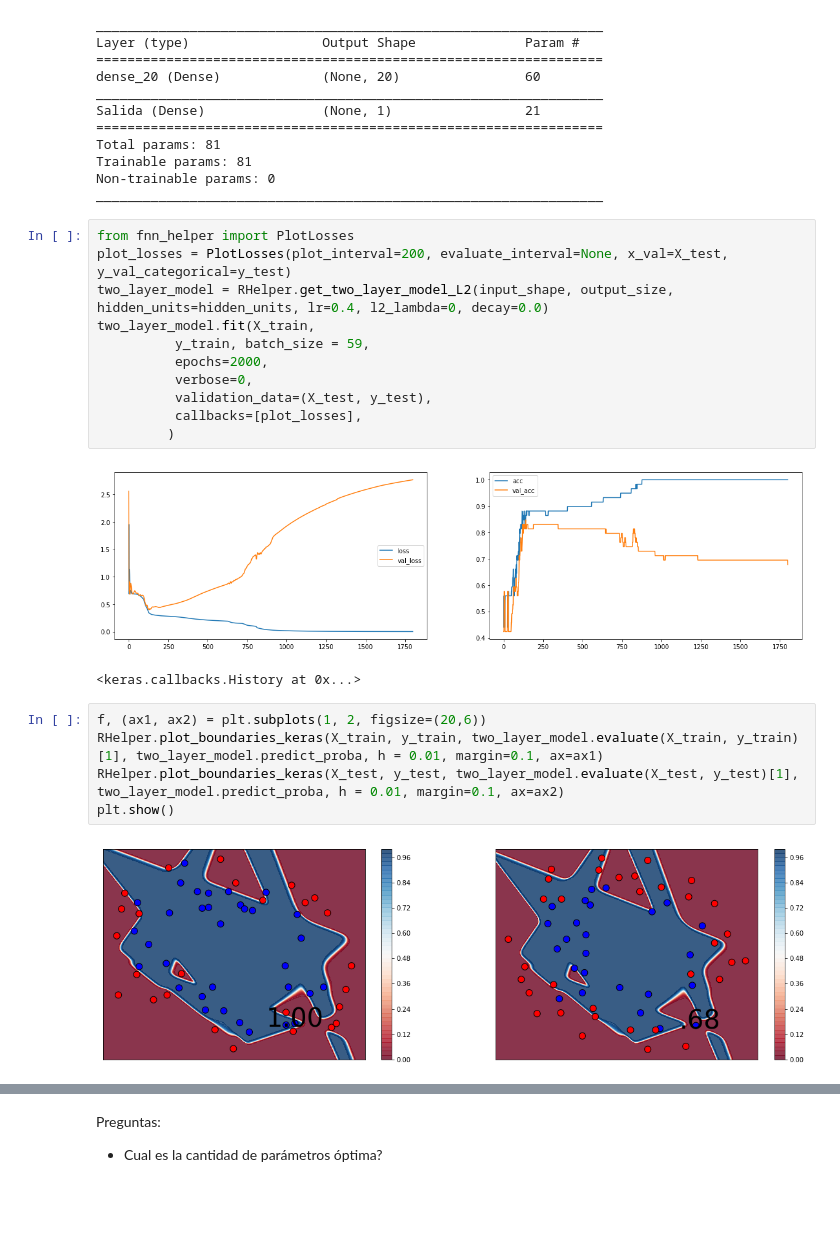
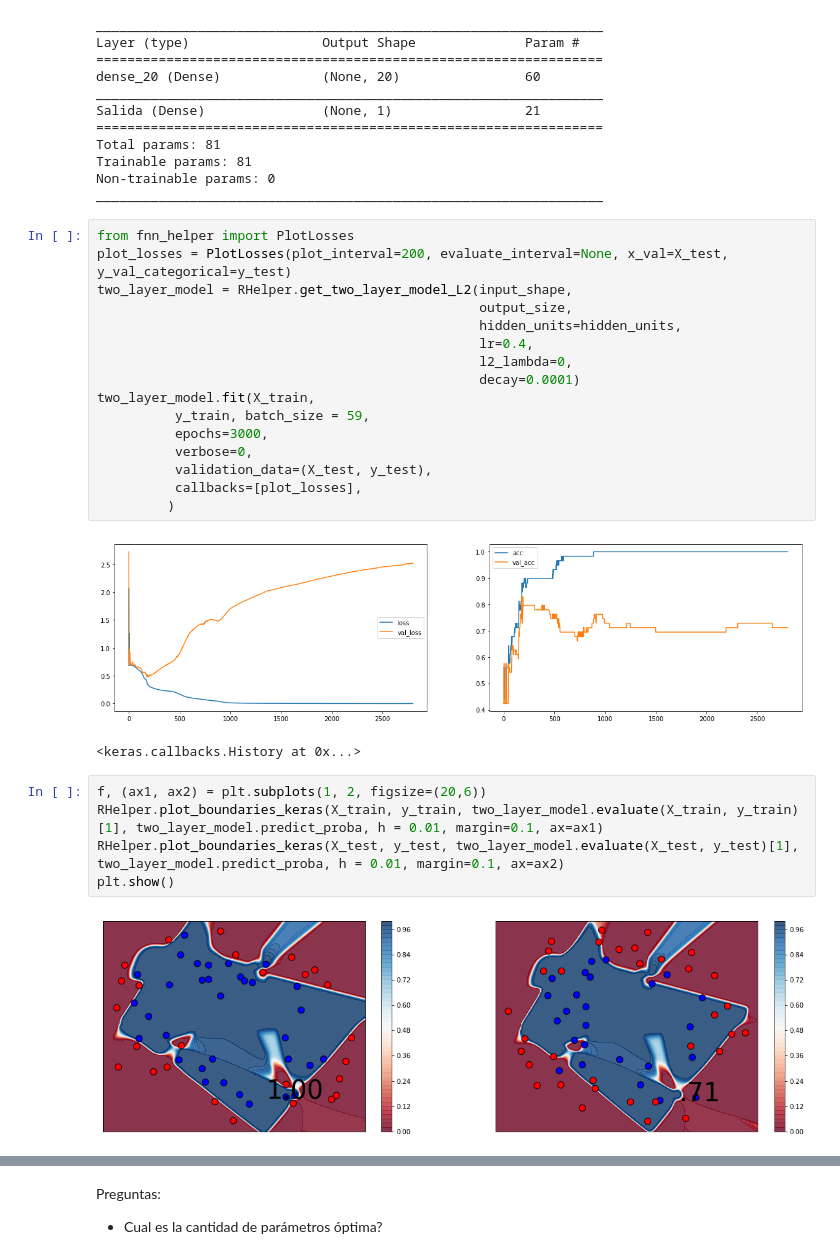
Before and after one commit to lab-ml-itba/4-Regularizacion, a Jupyter notebook: 0-Regularizacion-Teoria.ipynb, the cells around one changed output, grey strips where cells are left out. Saved outputs shown, nothing was run; the diff lists cells and outputs as text; blank space fills up the shorter version.

```diff
--- a/0-Regularizacion-Teoria.ipynb
+++ b/0-Regularizacion-Teoria.ipynb
@@ -237,16 +239,21 @@ _________________________________________________________________
 # %%
 from fnn_helper import PlotLosses
 plot_losses = PlotLosses(plot_interval=200, evaluate_interval=None, x_val=X_test, y_val_categorical=y_test)
-two_layer_model = RHelper.get_two_layer_model_L2(input_shape, output_size, hidden_units=hidden_units, lr=0.4, l2_lambda=0, decay=0.0)
+two_layer_model = RHelper.get_two_layer_model_L2(input_shape,
+                                                 output_size,
+                                                 hidden_units=hidden_units,
+                                                 lr=0.4,
+                                                 l2_lambda=0,
+                                                 decay=0.0001)
 two_layer_model.fit(X_train,
           y_train, batch_size = 59,
-          epochs=2000,
+          epochs=3000,
           verbose=0,
           validation_data=(X_test, y_test),
           callbacks=[plot_losses],
          )
 # %% [output]
-[figure, old version]
+[figure, new version]
 <keras.callbacks.History at 0x...>
 # %%
 f, (ax1, ax2) = plt.subplots(1, 2, figsize=(20,6))
@@ -254,4 +261,4 @@ RHelper.plot_boundaries_keras(X_train, y_train, two_layer_model.evaluate(X_train
 RHelper.plot_boundaries_keras(X_test, y_test, two_layer_model.evaluate(X_test, y_test)[1], two_layer_model.predict_proba, h = 0.01, margin=0.1, ax=ax2)
 plt.show()
 # %% [output]
-[figure, old version]
+[figure, new version]
```
Also changed, not shown: parts of 38 cells of this notebook, 11 other files.
